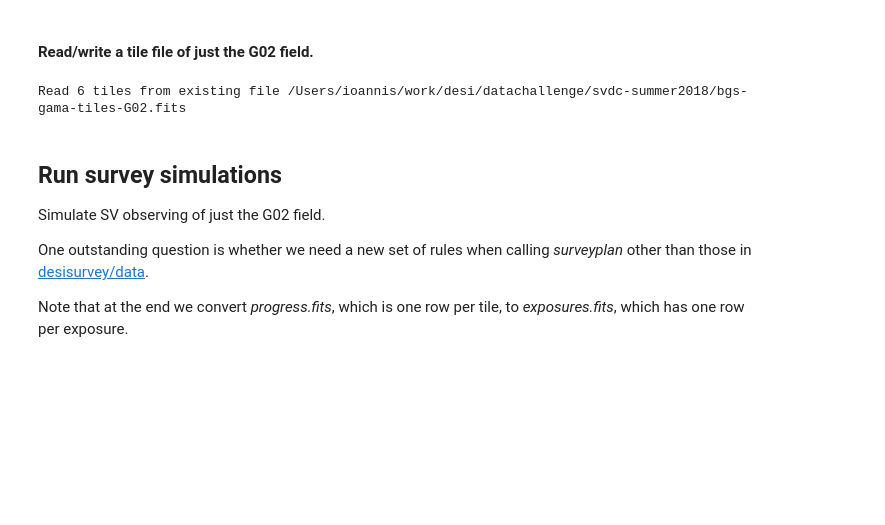
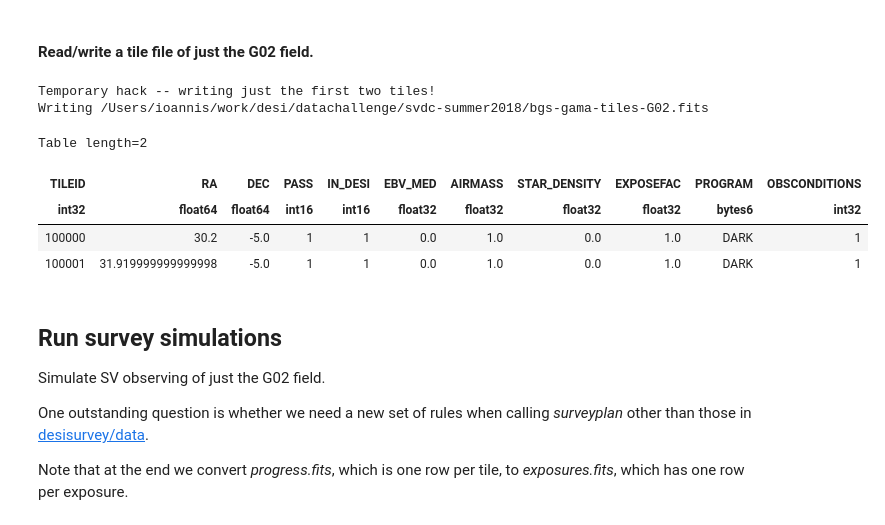
Before and after one commit to michaelJwilson/survey-validation, a Jupyter notebook: svdc-summer2018/bgs-gama-pipeline.ipynb, the cells around one changed output. Cells and saved outputs as stored; diff of their text form; code cells hidden in the pictures; blank space fills up the shorter version.

```diff
--- a/svdc-summer2018/bgs-gama-pipeline.ipynb
+++ b/svdc-summer2018/bgs-gama-pipeline.ipynb
@@ -36,6 +57,6 @@ for dd in (surveydir, targetdir, fibassigndir):
     os.makedirs(dd, exist_ok=True)
 # %%
-samplefile = os.path.join(basedir, 'bgs-gama-sample.fits')
+samplefile = os.path.join(basedir, 'gama-dr3.fits')
 tilesfile = os.path.join(basedir, 'bgs-gama-tiles.fits')
 G02tilesfile = os.path.join(basedir, 'bgs-gama-tiles-G02.fits')
 surveyconfigfile = os.path.join(codedir, 'survey-config.yaml')
@@ -297,8 +324,15 @@ qa_gama_tiles(gama, tiles, overwrite=overwrite_tiles)
 #### Read/write a tile file of just the G02 field.
 # %%
 G02tiles = gama_tiles(gama, gamafield='G02', debug=False, overwrite=overwrite_tiles)
+G02tiles
 # %% [output]
-Read 6 tiles from existing file /Users/ioannis/work/desi/datachallenge/svdc-summer2018/bgs-gama-tiles-G02.fits
+Temporary hack -- writing just the first two tiles!
+Writing /Users/ioannis/work/desi/datachallenge/svdc-summer2018/bgs-gama-tiles-G02.fits
+Table length=2
+| TILEID | RA | DEC | PASS | IN_DESI | EBV_MED | AIRMASS | STAR_DENSITY | EXPOSEFAC | PROGRAM | OBSCONDITIONS |
+| int32 | float64 | float64 | int16 | int16 | float32 | float32 | float32 | float32 | bytes6 | int32 |
+| 100000 | 30.2 | -5.0 | 1 | 1 | 0.0 | 1.0 | 0.0 | 1.0 | DARK | 1 |
+| 100001 | 31.919999999999998 | -5.0 | 1 | 1 | 0.0 | 1.0 | 0.0 | 1.0 | DARK | 1 |
 # %% [markdown]
 ## Run survey simulations
 
```
Also changed, not shown: parts of 29 cells of this notebook, 2 other files.
